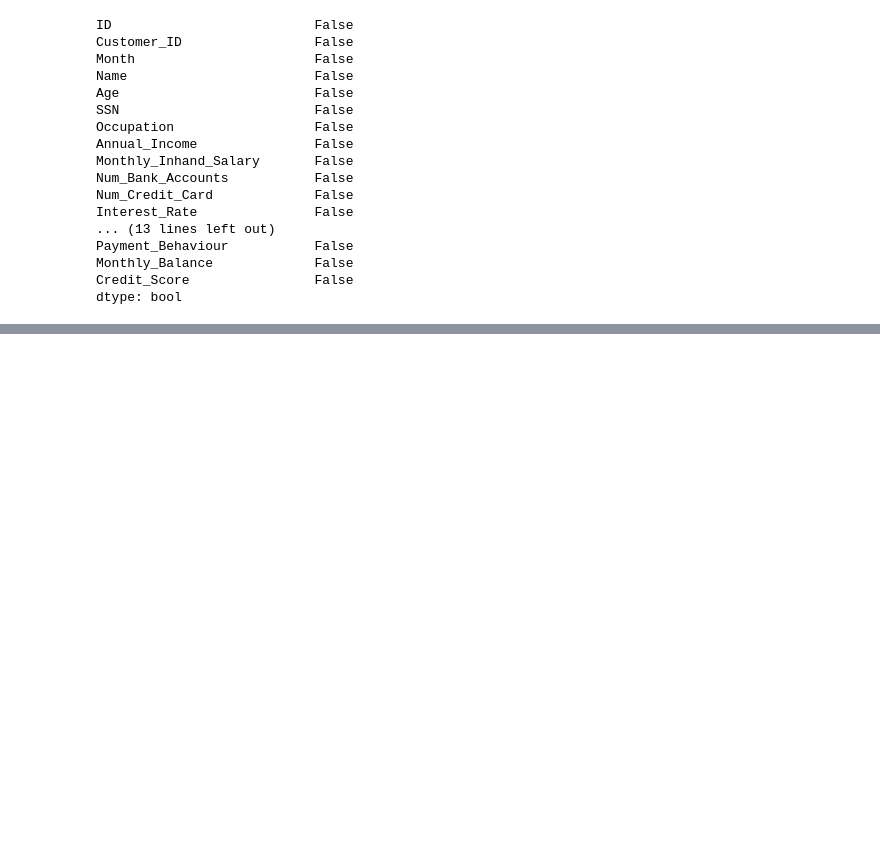
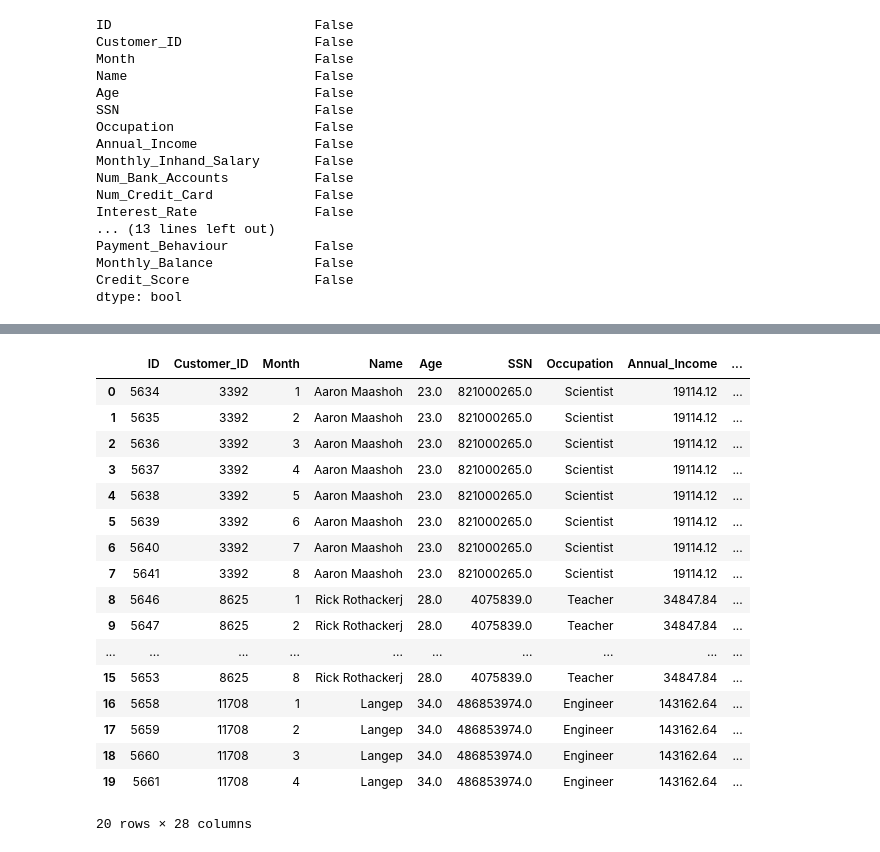
Before and after one commit to elghiatizakaria/Credit-Score-Classification, a Jupyter notebook: traitement.ipynb, the cells around one changed output, grey strips where cells are left out. Drawn from its saved outputs; the diff is of its cells as text; code cells hidden in the pictures; blank space fills up the shorter version.

```diff
--- a/traitement.ipynb
+++ b/traitement.ipynb
@@ -89,0 +87,21 @@ TypeError: scatter() missing 1 required positional argument: 'y'
+# %%
+data.head(20)
+# %% [output]
+|  | ID | Customer_ID | Month | Name | Age | SSN | Occupation | Annual_Income | ... |
+| 0 | 5634 | 3392 | 1 | Aaron Maashoh | 23.0 | 821000265.0 | Scientist | 19114.12 | ... |
+| 1 | 5635 | 3392 | 2 | Aaron Maashoh | 23.0 | 821000265.0 | Scientist | 19114.12 | ... |
+| 2 | 5636 | 3392 | 3 | Aaron Maashoh | 23.0 | 821000265.0 | Scientist | 19114.12 | ... |
+| 3 | 5637 | 3392 | 4 | Aaron Maashoh | 23.0 | 821000265.0 | Scientist | 19114.12 | ... |
+| 4 | 5638 | 3392 | 5 | Aaron Maashoh | 23.0 | 821000265.0 | Scientist | 19114.12 | ... |
+| 5 | 5639 | 3392 | 6 | Aaron Maashoh | 23.0 | 821000265.0 | Scientist | 19114.12 | ... |
+| 6 | 5640 | 3392 | 7 | Aaron Maashoh | 23.0 | 821000265.0 | Scientist | 19114.12 | ... |
+| 7 | 5641 | 3392 | 8 | Aaron Maashoh | 23.0 | 821000265.0 | Scientist | 19114.12 | ... |
+| 8 | 5646 | 8625 | 1 | Rick Rothackerj | 28.0 | 4075839.0 | Teacher | 34847.84 | ... |
+| 9 | 5647 | 8625 | 2 | Rick Rothackerj | 28.0 | 4075839.0 | Teacher | 34847.84 | ... |
+| ... | ... | ... | ... | ... | ... | ... | ... | ... | ... |
+| 15 | 5653 | 8625 | 8 | Rick Rothackerj | 28.0 | 4075839.0 | Teacher | 34847.84 | ... |
+| 16 | 5658 | 11708 | 1 | Langep | 34.0 | 486853974.0 | Engineer | 143162.64 | ... |
+| 17 | 5659 | 11708 | 2 | Langep | 34.0 | 486853974.0 | Engineer | 143162.64 | ... |
+| 18 | 5660 | 11708 | 3 | Langep | 34.0 | 486853974.0 | Engineer | 143162.64 | ... |
+| 19 | 5661 | 11708 | 4 | Langep | 34.0 | 486853974.0 | Engineer | 143162.64 | ... |
+20 rows × 28 columns
```
Also changed, not shown: parts of 1 cell of this notebook.
